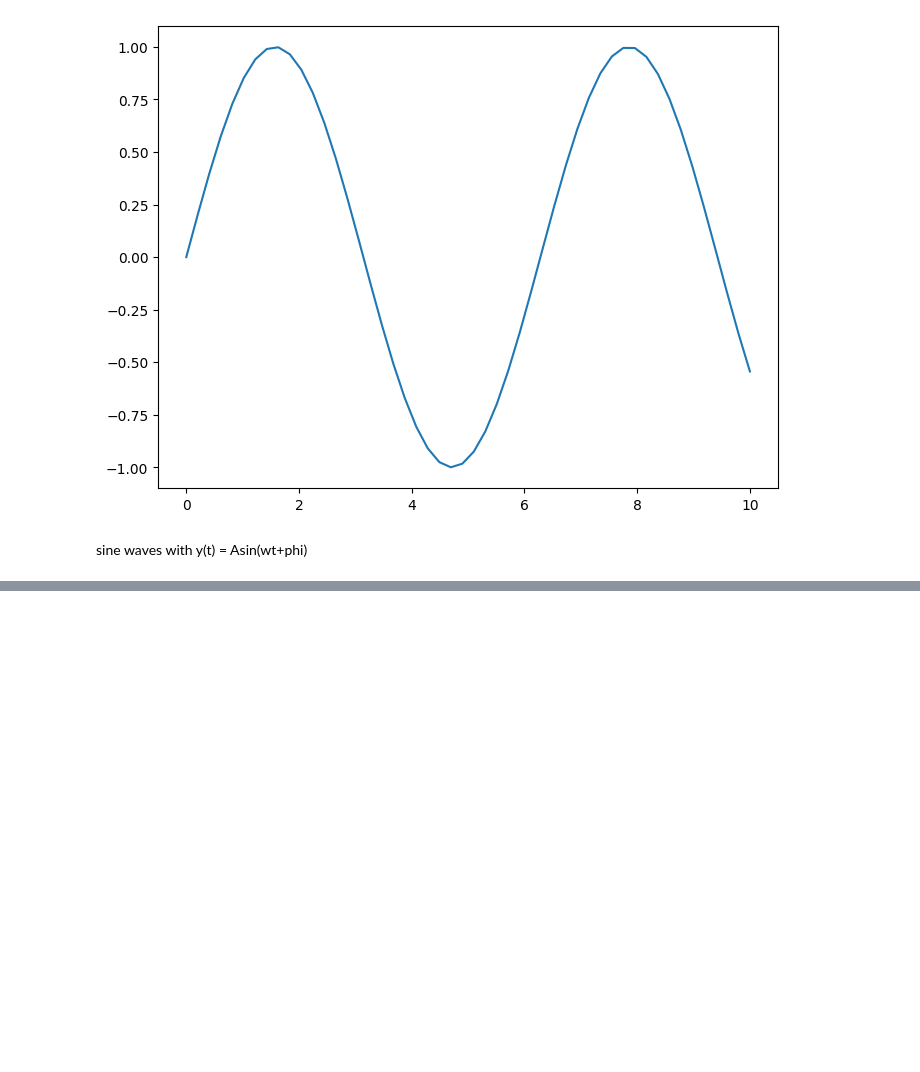
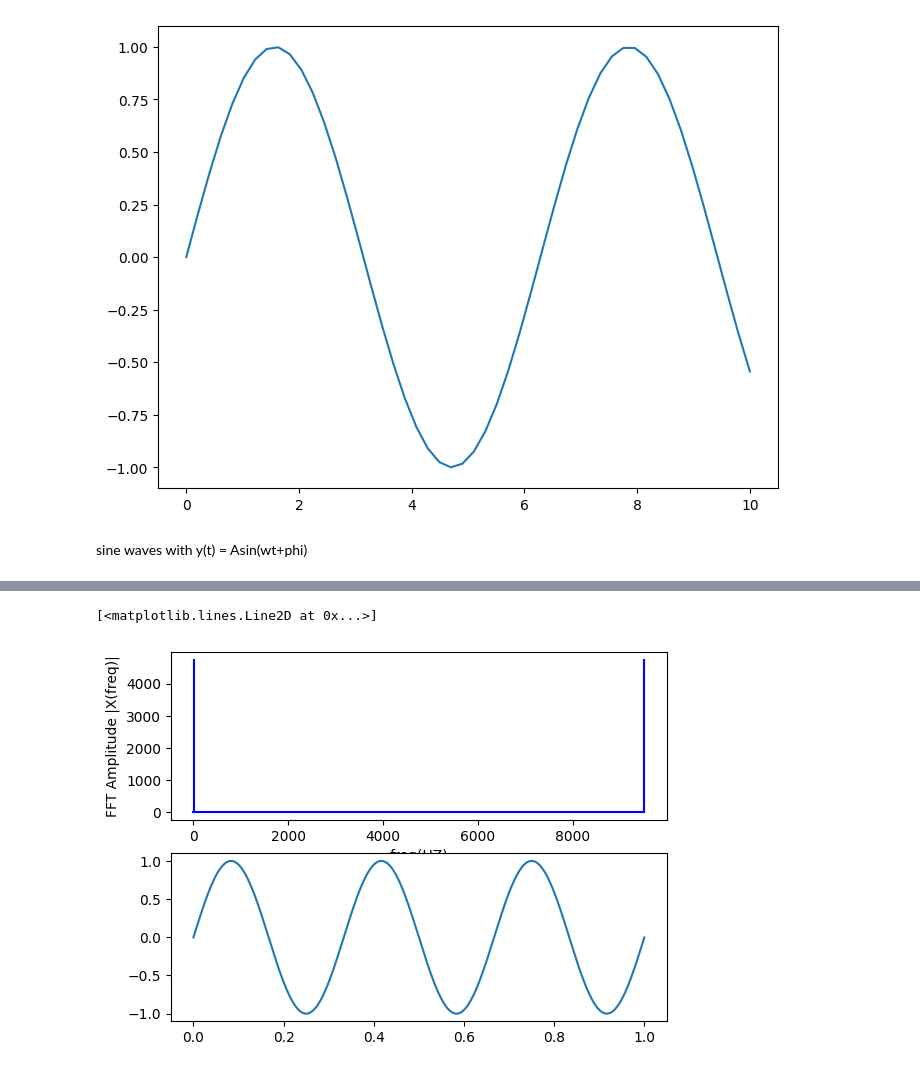
Before and after one commit to nagabonar27/Fast-Fourier-Transformation-using-Python-, a Jupyter notebook: _main.ipynb, the cells around one changed output, grey strips where cells are left out. Cells and saved outputs as stored; diff of their text form; code cells hidden in the pictures; blank space fills up the shorter version.

```diff
--- a/_main.ipynb
+++ b/_main.ipynb
@@ -69,0 +70,13 @@ pl.show()
+# %%
+fig, (axis1, axis2) = pl.subplots(2,1)
+
+axis1.set_subplotspec
+axis1.set_xlabel('freq(HZ)')
+axis1.set_ylabel('FFT Amplitude |X(freq)|')
+axis1.stem(freq, np.abs(yfft), 'b', \
+         markerfmt=" ", basefmt="-b")
+
+axis2.plot(time,y)
+# %% [output]
+[<matplotlib.lines.Line2D at 0x...>]
+[figure, added]
```
Also changed, not shown: parts of 2 cells of this notebook, 1 other file.
